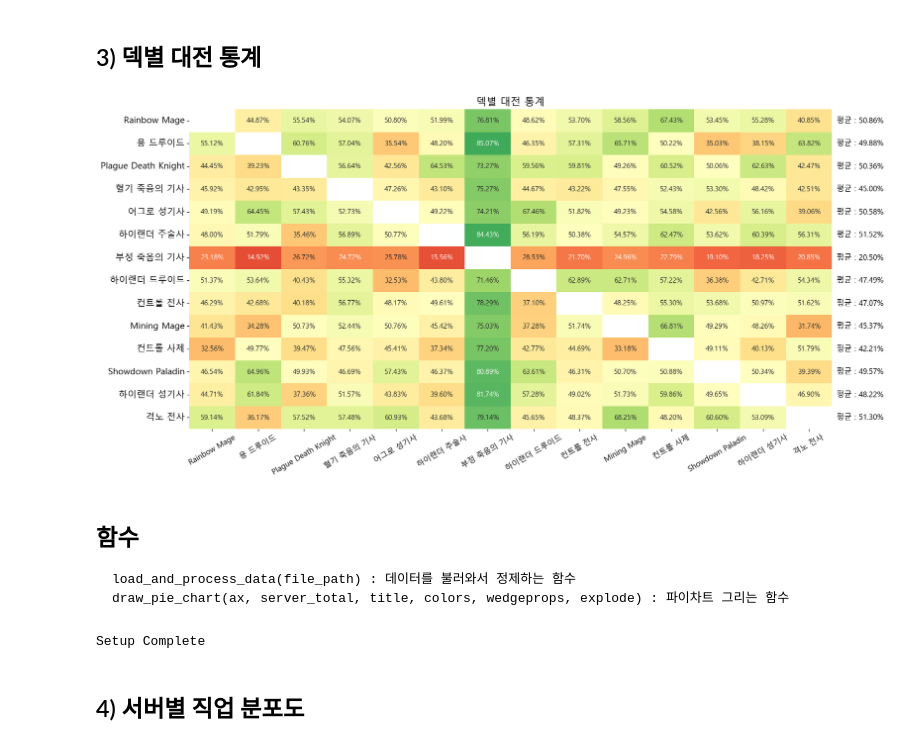
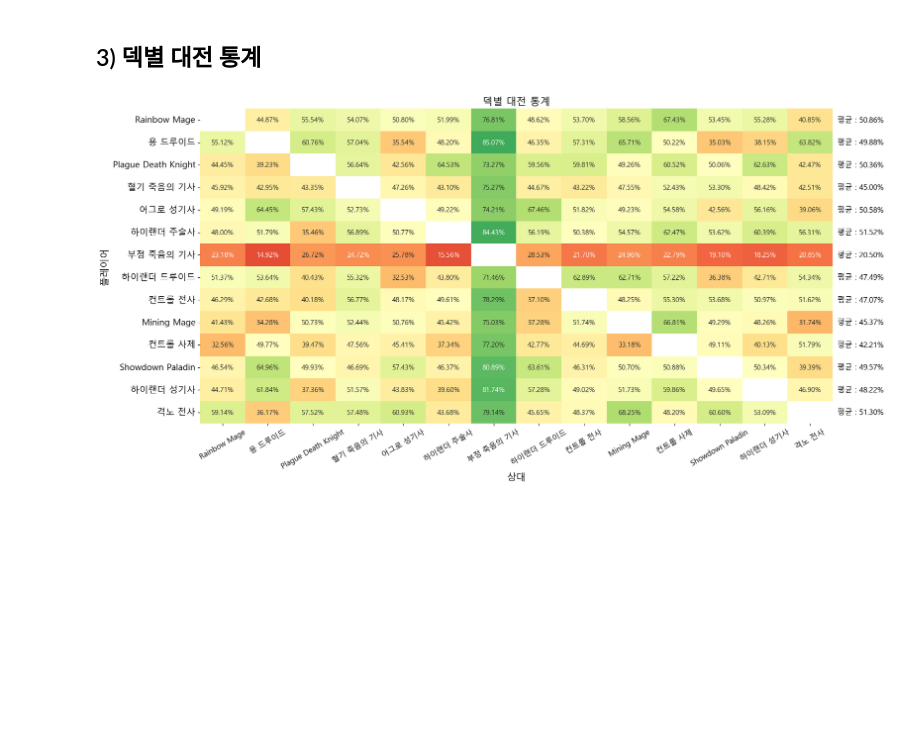
Before and after one commit to tlthr764/codingon_project_03, a Jupyter notebook: graph_meta.ipynb, the cells around one changed output. Cells and saved outputs as stored; diff of their text form; code cells hidden in the pictures; blank space fills up the shorter version.

```diff
--- a/graph_meta.ipynb
+++ b/graph_meta.ipynb
@@ -302,80 +302,35 @@ matchup_data.head()
 # %%
 # 그래프 사이즈
 plt.figure(figsize=(18, 9))
 
 # 히트맵 그리기
 heatmap = sns.heatmap(data=matchup_data, annot=True, fmt='.2f', cmap='RdYlGn', vmin=0, vmax=100, annot_kws={"size": 11}, cbar=False)
 
 # 행별 열의 합의 평균값을 우측에 표시
 # enumerate : 인덱스 i와 행의 이름 row_name 가져오기
 for i, row_name in enumerate(matchup_data.index):
     # 각 행의 총합을 계산
     row_sum = matchup_data.loc[row_name].sum()
     # 각 행의 열의 합의 평균을 계산
     avg_value = row_sum / len(matchup_data.columns)
     # 평균값 표시
     heatmap.text(len(matchup_data.columns)+0.1, i + 0.5, f'평균 : {avg_value:.2f}', ha='left', va='center', fontsize=12, color='black')
 
 # 각 텍스트 레이블에 퍼센트 추가
 for text in heatmap.texts:
     text.set_text(f"{text.get_text()}%")
 
-# 타이틀 설정
+# 타이틀 및 레이블 설정
 plt.title("덱별 대전 통계", fontsize=16)
+plt.xlabel("상대", fontsize=15)
+plt.ylabel("플레이어", fontsize=15)
+
 
 # 축 설정
 plt.xticks(rotation=30, fontsize=12)
 plt.yticks(fontsize=14)
 
 # 그래프 설정
 plt.show()
 # %% [output]
-[figure, old version]
+[figure, new version]
-# %% [markdown]
-## 함수
-<pre>
-load_and_process_data(file_path) : 데이터를 불러와서 정제하는 함수
-draw_pie_chart(ax, server_total, title, colors, wedgeprops, explode) : 파이차트 그리는 함수
-</pre>
-# %%
-# 데이터 불러오기 및 처리하는 함수
-def load_and_process_data(file_path):
-    # 메타 데이터 불러오기 : usecols - 해당 열을 선택
-    data = pd.read_csv(file_path, usecols=['Hero', 'Winrate', 'Popular', 'Games'])
-
-    # 열의 데이터들을 숫자로 변환
-    data['Winrate'] = pd.to_numeric(data['Winrate'].str.rstrip('%'), errors='coerce')
-    data['Popular'] = pd.to_numeric(data['Popular'].str.rstrip('%'), errors='coerce')
-    data['Games'] = pd.to_numeric(data['Games'].str.replace(',', ''), errors='coerce')
-
-    # 직업을 기준으로 그룹화하고 각 그룹의 열들의 값을 합산
-    grouped_data = data.groupby('Hero').sum().reset_index()
-
-    # Popular 열을 기준으로 내림차순으로 정렬
-    sorted_data = grouped_data.sort_values(by='Popular', ascending=False)
-
-    # 직업별 점유율 값 순으로 정렬된 데이터프레임 반환
-    return sorted_data
-
-# 파이 차트를 그리는 함수
-def draw_pie_chart(ax, server_total, title, colors, wedgeprops, explode):
-    # ax : 서브플롯(axex) 객체로, 그래프가 그려질 위치를 나타냄
-    ax.pie(
-        server_total['Games'],
-        labels=server_total['Hero'],
-        autopct=lambda p: f'{p:.2f}%' if p > 0 else '',
-        explode=explode,
-        colors=colors,
-        wedgeprops=wedgeprops,
-        startangle=0,
-        shadow=True,
-        textprops={'color': 'black'}
-    )
-    ax.set_title(title)
-
-# 설정을 완료했다는 출력
-print("Setup Complete")
-# %% [output]
-Setup Complete
-# %% [markdown]
-## 4) 서버별 직업 분포도
```
Also changed, not shown: parts of 7 cells of this notebook, 6 other files.
